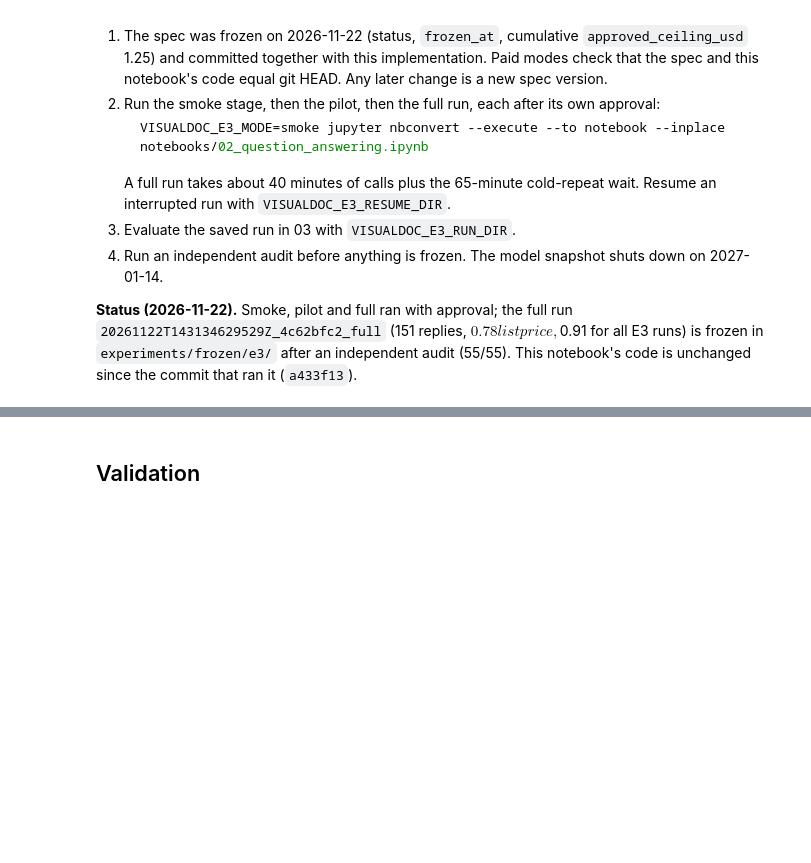
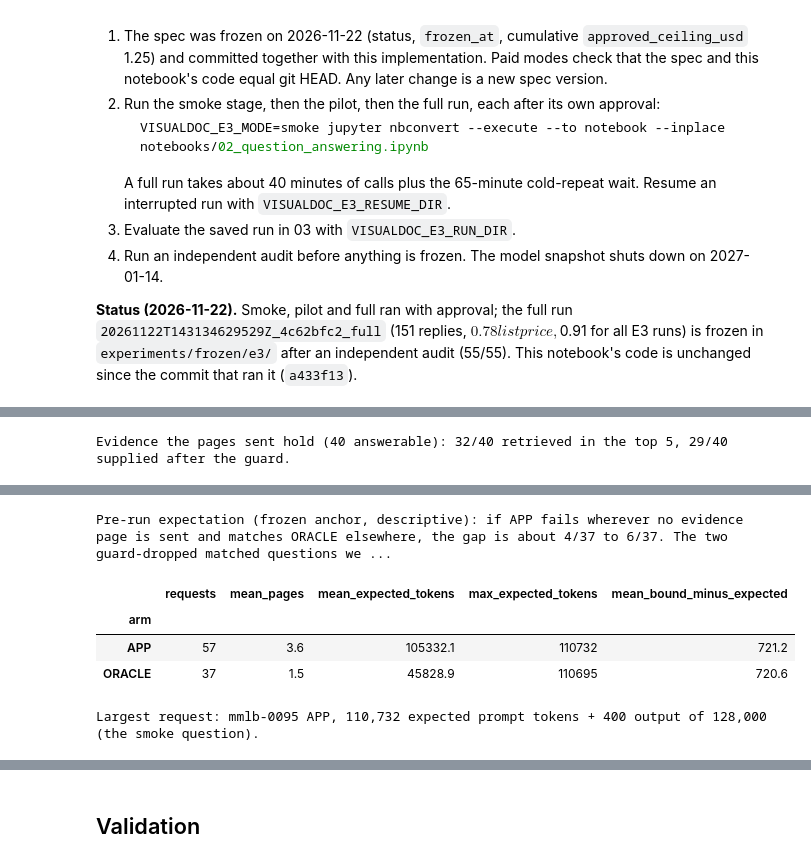
Before and after one commit to ROUSenghak/Multimodal-Document-Intelligence, a Jupyter notebook: notebooks/02_question_answering.ipynb, the cells around one changed output, grey strips where cells are left out. Saved outputs shown, nothing was run; the diff lists cells and outputs as text; code cells hidden in the pictures; blank space fills up the shorter version.

```diff
--- a/notebooks/02_question_answering.ipynb
+++ b/notebooks/02_question_answering.ipynb
@@ -4135,0 +4357,73 @@ E3 run saved without overwriting any earlier output: experiments/runs/e3/2026112
+# %%
+# Strata (pre-registered), expected prompt tokens and the request plan. Everything here is fixed before any E4 reply.
+def evidence_stratum(evidence, supplied, retrieved):
+    evidence, supplied, retrieved = set(evidence), set(supplied), set(retrieved)
+    if evidence <= supplied:
+        return "all_evidence_supplied"
+    if evidence & supplied:
+        return "some_evidence_supplied"
+    return "evidence_retrieved_but_dropped_by_guard" if evidence & retrieved else "evidence_not_retrieved"
+
+
+assert evidence_stratum([3], [3, 5], [3, 5, 7]) == "all_evidence_supplied" and evidence_stratum([3, 9], [3], [3, 9]) == "some_evidence_supplied"
+assert evidence_stratum([7], [3, 5], [3, 5, 7]) == "evidence_retrieved_but_dropped_by_guard" and evidence_stratum([9], [3], [3, 5]) == "evidence_not_retrieved"
+answerable_rows = subset[subset["answerable"]]
+e4_stratum = {row.qid: evidence_stratum(row.evidence_pages, app_results[row.qid].supplied_pages, app_results[row.qid].retrieved_pages)
+              for row in answerable_rows.itertuples()}
+recomputed_strata = {name: sorted(q for q, s in e4_stratum.items() if s == name) for name in E4_STRATA}
+assert recomputed_strata == E4_STRATA, "strata differ from the spec: the application or the inputs changed (new spec version)"
+assert {k: len(v) for k, v in E4_STRATA.items()} == E4_SPEC["strata_preregistered"]["counts_answerable_40"]
+assert {k: sum(q in E4_MATCHED for q in v) for k, v in E4_STRATA.items()} == E4_SPEC["strata_preregistered"]["counts_matched_37"]
+print("Evidence the pages sent hold (40 answerable): "
+      f"{sum(s != 'evidence_not_retrieved' for s in e4_stratum.values())}/40 retrieved in the top 5, "
+      f"{sum(s in ('all_evidence_supplied', 'some_evidence_supplied') for s in e4_stratum.values())}/40 supplied after the guard.")
+
+# What the frozen E1_768 replies (identical ORACLE requests, another session) say about each stratum: the pre-run expectation.
+e1_table = pd.read_csv(PROJECT_ROOT / "experiments" / "frozen" / "e1" / "tables" / "per_question.csv").set_index("qid")
+frozen_oracle_correct = e1_table.loc[E4_MATCHED, "correct_768_r1"].astype(bool)
+assert int(frozen_oracle_correct.sum()) == 16
+expectation = pd.DataFrame({"matched questions": pd.Series({s: sum(q in E4_MATCHED for q in v) for s, v in E4_STRATA.items()}),
+                            "frozen E1_768 correct (oracle pages)": pd.Series({s: int(frozen_oracle_correct[[q for q in v if q in E4_MATCHED]].sum())
+                                                                               for s, v in E4_STRATA.items()}),
+                            "answerable, incl. APP-only": pd.Series({s: len(v) for s, v in E4_STRATA.items()})})
+display(expectation)
+lost_if_missing = int(expectation.loc[["evidence_retrieved_but_dropped_by_guard", "evidence_not_retrieved"], "frozen E1_768 correct (oracle pages)"].sum())
+print(f"Pre-run expectation (frozen anchor, descriptive): if APP fails wherever no evidence page is sent and matches ORACLE elsewhere, "
+      f"the gap is about {lost_if_missing}/37 to {lost_if_missing + expectation.loc['some_evidence_supplied', 'frozen E1_768 correct (oracle pages)']}/37. "
+      "The two guard-dropped matched questions were wrong even with the evidence.")
+
+# Expected prompt tokens (section 12's exact rule, +1 on every frozen image call) and the application's own upper bound.
+e4_requests = {}
+for qid in E4_QIDS:
+    entries = [("APP", app_requests[qid])] + ([("ORACLE", oracle_requests[qid])] if qid in oracle_requests else [])
+    for arm, request in entries:
+        images = inspect_request_images(request)
+        supplied = [int(part["text"][6:-1]) for part in request["messages"][1]["content"] if part["type"] == "text" and part["text"].startswith("[Page ")]
+        e4_requests[(qid, arm)] = {
+            "qid": qid, "arm": arm, "doc_id": pages_by_qid.loc[qid, "doc_id"], "supplied_pages": supplied, "request": request,
+            "fingerprint": request_fingerprint(request), "image_sha256": [i["sha256"] for i in images],
+            "image_dimensions": [[i["width_px"], i["height_px"]] for i in images],
+            "expected_prompt_tokens": expected_prompt_tokens(request), "application_bound": app_answering.estimate_prompt_tokens(request),
+            "stratum": e4_stratum.get(qid, "unanswerable"), "answerable": bool(pages_by_qid.loc[qid, "answerable"]),
+        }
+for (qid, arm), entry in e4_requests.items():
+    assert entry["supplied_pages"] == (app_results[qid].supplied_pages if arm == "APP" else list(e1_by_qid.loc[qid, "e1_pages"]))
+    assert entry["expected_prompt_tokens"] < entry["application_bound"]  # the application's bound is an upper bound
+    assert entry["expected_prompt_tokens"] + SETTINGS["max_output_tokens"] <= SETTINGS["context_window_tokens"]
+    if arm == "ORACLE":  # the same request E1 sent, so the same expectation E1 recorded
+        assert entry["expected_prompt_tokens"] == frozen_e1_main[(qid, "E1_768")]["estimated_prompt_tokens"]
+E4_TOLERANCE = E4_SPEC["token_accounting"]["tolerance_tokens"]
+assert E4_TOLERANCE == E3_TOLERANCE
+
+e4_request_plan = pd.DataFrame([{key: (json.dumps(value) if isinstance(value, list) else value) for key, value in entry.items() if key != "request"}
+                                for entry in e4_requests.values()])
+e4_request_plan.to_csv(E4_PROCESSED_DIR / "request_plan.csv", index=False)
+largest = e4_request_plan.loc[e4_request_plan["expected_prompt_tokens"].idxmax()]
+assert (largest["qid"], largest["arm"]) == (E4_EXECUTION["technical_smoke_qid"], "APP")
+display(e4_request_plan.groupby("arm").agg(requests=("qid", "size"), mean_pages=("supplied_pages", lambda s: s.map(lambda v: len(json.loads(v))).mean()),
+                                           mean_expected_tokens=("expected_prompt_tokens", "mean"), max_expected_tokens=("expected_prompt_tokens", "max"),
+                                           mean_bound_minus_expected=("application_bound", lambda b: (b - e4_request_plan.loc[b.index, "expected_prompt_tokens"]).mean())).round(1))
+print(f"Largest request: {largest['qid']} APP, {largest['expected_prompt_tokens']:,} expected prompt tokens + 400 output of "
+      f"{SETTINGS['context_window_tokens']:,} (the smoke question).")
+# %% [output]
+Evidence the pages sent hold (40 answerable): 32/40 retrieved in the top 5, 29/40 supplied after the guard.
@@ -4135,0 +4435,6 @@ E3 run saved without overwriting any earlier output: experiments/runs/e3/2026112
+Pre-run expectation (frozen anchor, descriptive): if APP fails wherever no evidence page is sent and matches ORACLE elsewhere, the gap is about 4/37 to 6/37. The two guard-dropped matched questions we ...
+|  | requests | mean_pages | mean_expected_tokens | max_expected_tokens | mean_bound_minus_expected |
+| arm |  |  |  |  |  |
+| APP | 57 | 3.6 | 105332.1 | 110732 | 721.2 |
+| ORACLE | 37 | 1.5 | 45828.9 | 110695 | 720.6 |
+Largest request: mmlb-0095 APP, 110,732 expected prompt tokens + 400 output of 128,000 (the smoke question).
```
Also changed, not shown: parts of 8 cells of this notebook, 4 other files.
